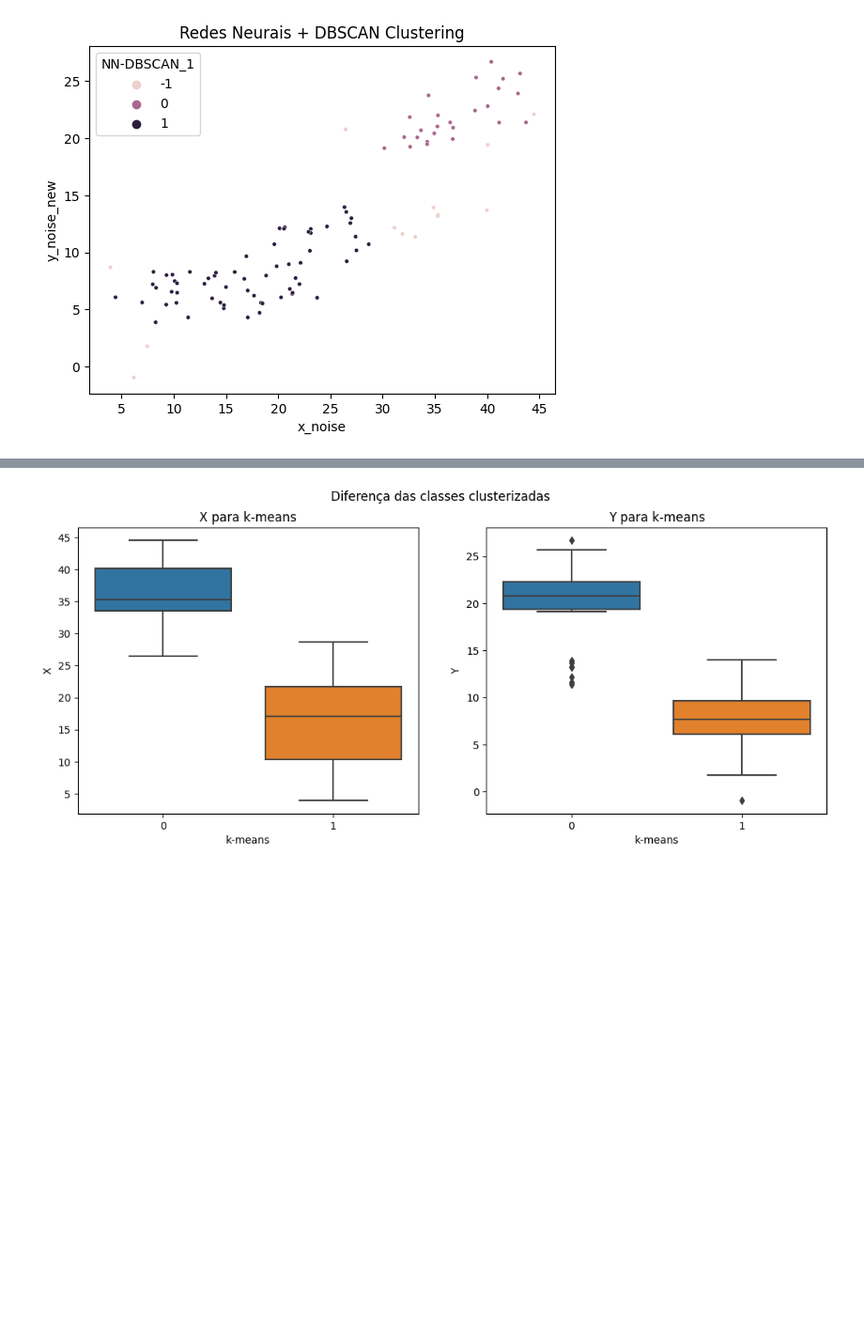
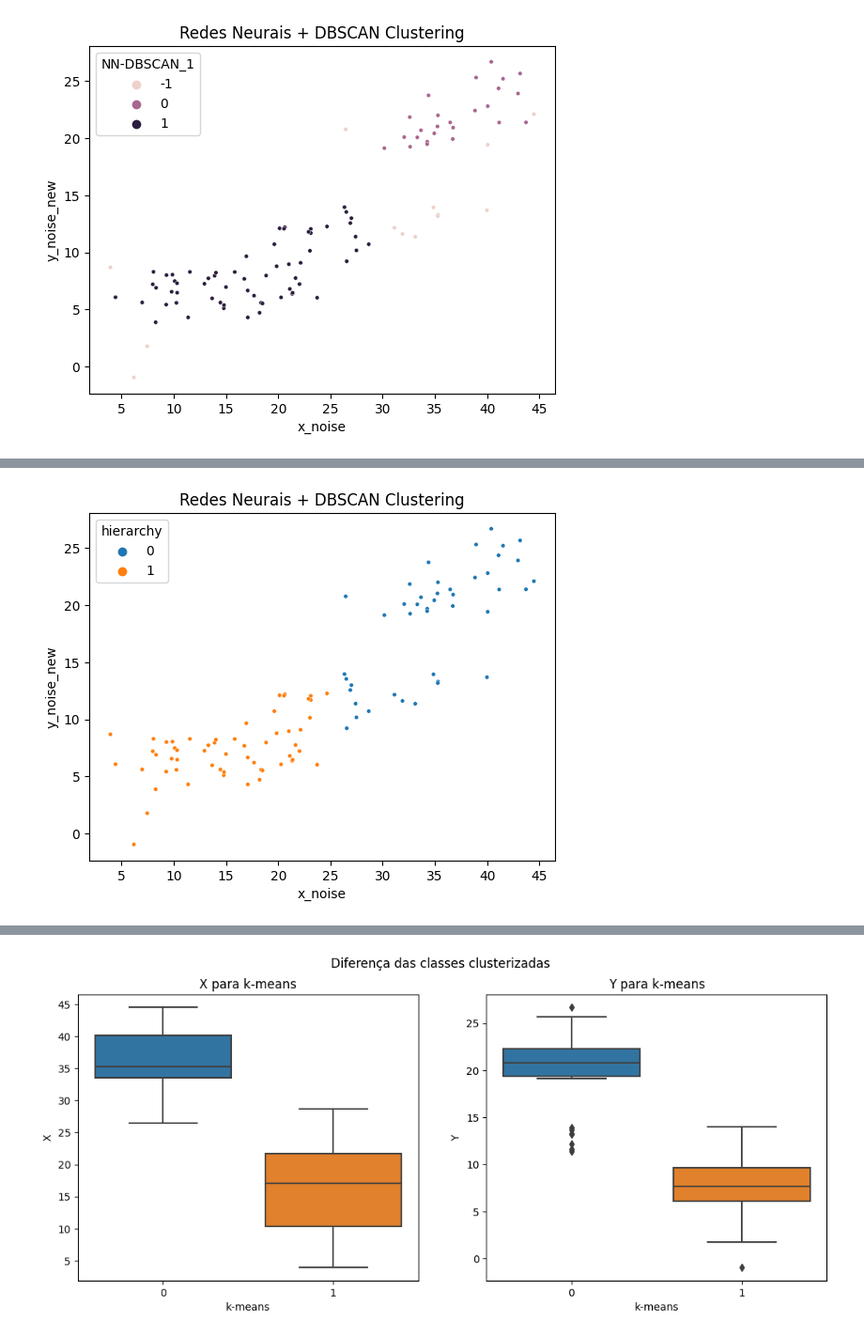
Before and after one commit to Laboratorio-de-Analise-de-Dados/disciplina_python_ml, a Jupyter notebook: dev/script/aulas_teoricas/03-aula-05_02-cluster_2026-07-14.ipynb, the cells around one changed output, grey strips where cells are left out. Shown at 94% size. Drawn from its saved outputs; the diff is of its cells as text; code cells hidden in the pictures; blank space fills up the shorter version.

```diff
--- a/dev/script/aulas_teoricas/03-aula-05_02-cluster_2026-07-14.ipynb
+++ b/dev/script/aulas_teoricas/03-aula-05_02-cluster_2026-07-14.ipynb
@@ -671,0 +683,14 @@ Davies Bouldin Score -> 1.402
+# %%
+# 4. Aplicar o algoritmo com o número de clusters desejado
+# Com base no dendrograma, definimos n_clusters=3
+
+matriz_conectividade = kneighbors_graph(x_treino, n_neighbors=5, include_self=False)
+modelo = AgglomerativeClustering(
+    n_clusters=None,                    # Desativado para usar distance_threshold
+    distance_threshold=70,              # Corte do dendrograma na altura 70
+    metric="euclidean",                 # Métrica de distância em bloco
+    linkage="ward",                     # Ligação pela distância máxima
+    connectivity=matriz_conectividade,  # Apensar funde pontos se forem vizinhos
+)
+rotulos = modelo.fit_predict(x_treino)
+rotulos[:5]
@@ -671,0 +699,4 @@ Davies Bouldin Score -> 1.402
+# %%
+df_1['hierarchy'] = rotulos
+df_1['hierarchy'].replace({0: 1, 1: 0}, inplace=True)
+df_1.head()
@@ -671,0 +710,15 @@ Davies Bouldin Score -> 1.402
+# %%
+# Visualize the results
+sns.scatterplot(
+    x=x,
+    y=y,
+    s=s,
+    hue='hierarchy',
+    data=df_1
+)
+plt.title("Redes Neurais + DBSCAN Clustering")
+plt.xlabel(x)
+plt.ylabel(y)
+plt.show()
+# %% [output]
+[figure, added]
```
Also changed, not shown: parts of 29 cells of this notebook, 4 other files.
